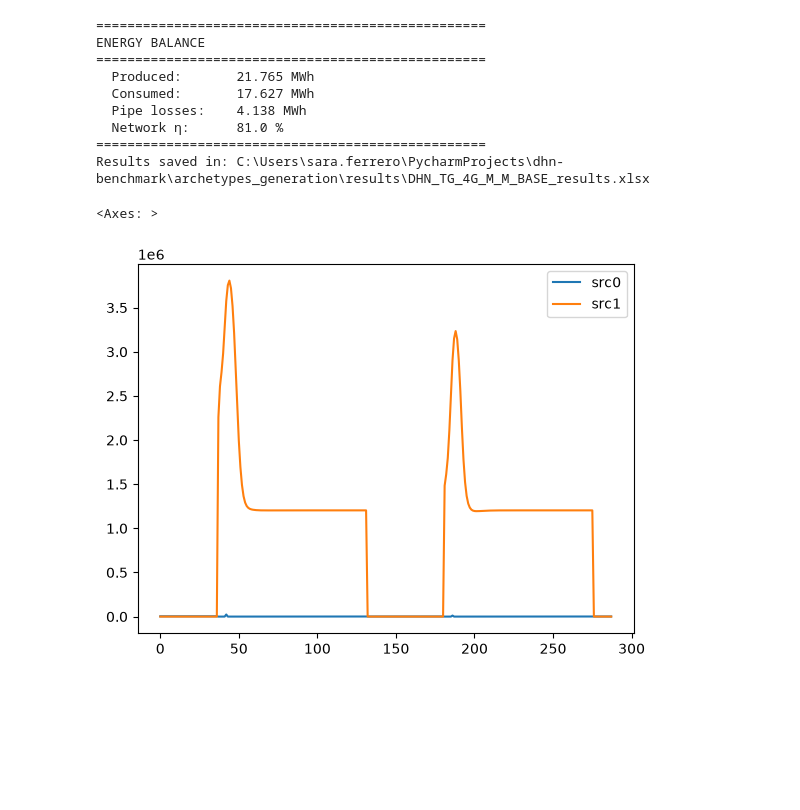
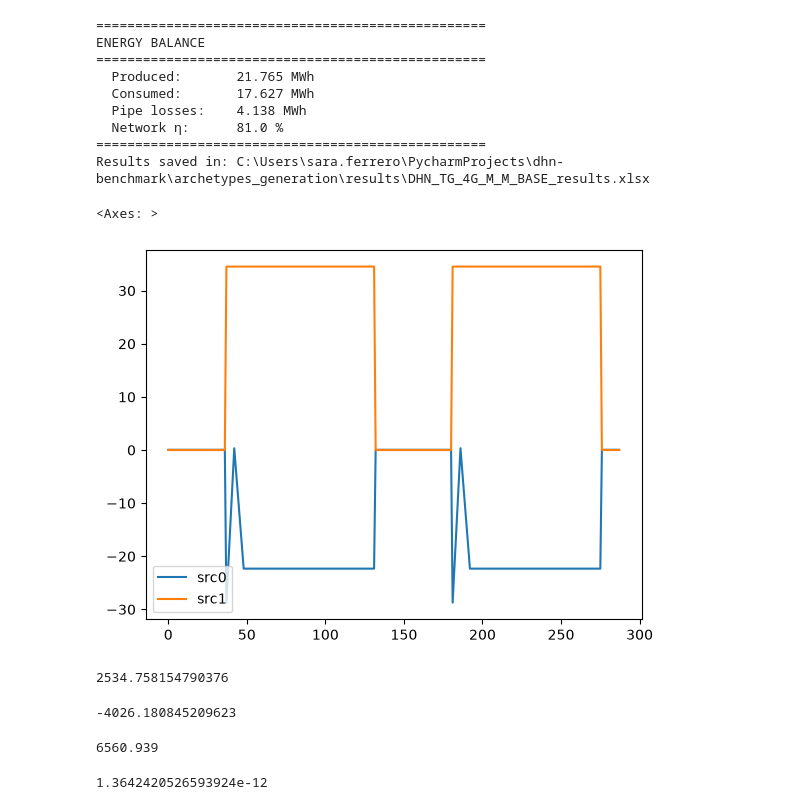
Before and after one commit to SarFerr/dhn-benchmark, a Jupyter notebook: archetypes_generation/archetypes/DHN_TG_4G_M_M_BASE/model_pydhn.ipynb, the cells around one changed output. Cells and saved outputs as stored; diff of their text form; code cells hidden in the pictures; blank space fills up the shorter version.

```diff
--- a/archetypes_generation/archetypes/DHN_TG_4G_M_M_BASE/model_pydhn.ipynb
+++ b/archetypes_generation/archetypes/DHN_TG_4G_M_M_BASE/model_pydhn.ipynb
@@ -436,7 +435,23 @@ ENERGY BALANCE
 ==================================================
 Results saved in: C:\Users\sara.ferrero\PycharmProjects\dhn-benchmark\archetypes_generation\results\DHN_TG_4G_M_M_BASE_results.xlsx
 # %%
-Q_src_W.plot()
+mdot_src.plot()
 # %% [output]
 <Axes: >
-[figure, old version]
+[figure, new version]
+# %%
+mdot_sub.sum().sum()
+# %% [output]
+2534.758154790376
+# %%
+mdot_src["src0"].sum()
+# %% [output]
+-4026.180845209623
+# %%
+mdot_src["src1"].sum()
+# %% [output]
+6560.939
+# %%
+mdot_src["src1"].sum() + mdot_src["src0"].sum() - mdot_sub.sum().sum()
+# %% [output]
+1.3642420526593924e-12
```
Also changed, not shown: parts of 3 cells of this notebook, 1 other file.
